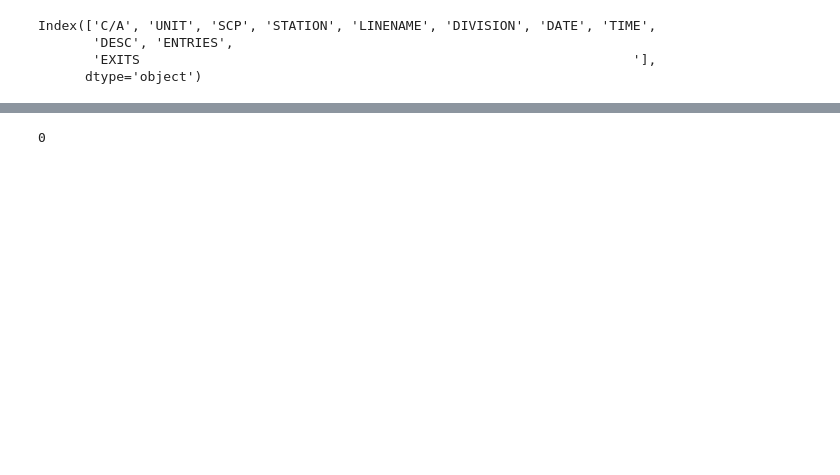
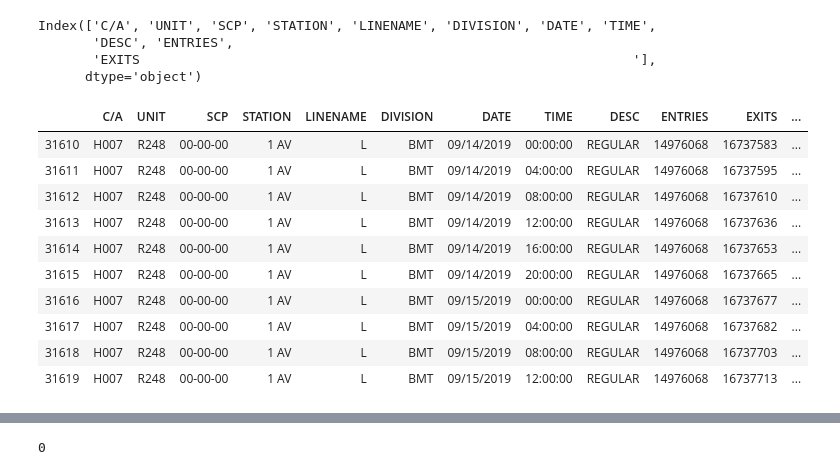
Before and after one commit to djsegal/metis_mta, a Jupyter notebook: Project_Benson.ipynb, the cells around one changed output, grey strips where cells are left out. Saved outputs shown, nothing was run; the diff lists cells and outputs as text; code cells hidden in the pictures; blank space fills up the shorter version.

```diff
--- a/Project_Benson.ipynb
+++ b/Project_Benson.ipynb
@@ -54,0 +65,14 @@ Index(['C/A', 'UNIT', 'SCP', 'STATION', 'LINENAME', 'DIVISION', 'DATE', 'TIME',
+# %%
+DF_19021.head(10)
+# %% [output]
+|  | C/A | UNIT | SCP | STATION | LINENAME | DIVISION | DATE | TIME | DESC | ENTRIES | EXITS | ... |
+| 31610 | H007 | R248 | 00-00-00 | 1 AV | L | BMT | 09/14/2019 | 00:00:00 | REGULAR | 14976068 | 16737583 | ... |
+| 31611 | H007 | R248 | 00-00-00 | 1 AV | L | BMT | 09/14/2019 | 04:00:00 | REGULAR | 14976068 | 16737595 | ... |
+| 31612 | H007 | R248 | 00-00-00 | 1 AV | L | BMT | 09/14/2019 | 08:00:00 | REGULAR | 14976068 | 16737610 | ... |
+| 31613 | H007 | R248 | 00-00-00 | 1 AV | L | BMT | 09/14/2019 | 12:00:00 | REGULAR | 14976068 | 16737636 | ... |
+| 31614 | H007 | R248 | 00-00-00 | 1 AV | L | BMT | 09/14/2019 | 16:00:00 | REGULAR | 14976068 | 16737653 | ... |
+| 31615 | H007 | R248 | 00-00-00 | 1 AV | L | BMT | 09/14/2019 | 20:00:00 | REGULAR | 14976068 | 16737665 | ... |
+| 31616 | H007 | R248 | 00-00-00 | 1 AV | L | BMT | 09/15/2019 | 00:00:00 | REGULAR | 14976068 | 16737677 | ... |
+| 31617 | H007 | R248 | 00-00-00 | 1 AV | L | BMT | 09/15/2019 | 04:00:00 | REGULAR | 14976068 | 16737682 | ... |
+| 31618 | H007 | R248 | 00-00-00 | 1 AV | L | BMT | 09/15/2019 | 08:00:00 | REGULAR | 14976068 | 16737703 | ... |
+| 31619 | H007 | R248 | 00-00-00 | 1 AV | L | BMT | 09/15/2019 | 12:00:00 | REGULAR | 14976068 | 16737713 | ... |
```
Also changed, not shown: parts of 16 cells of this notebook.
